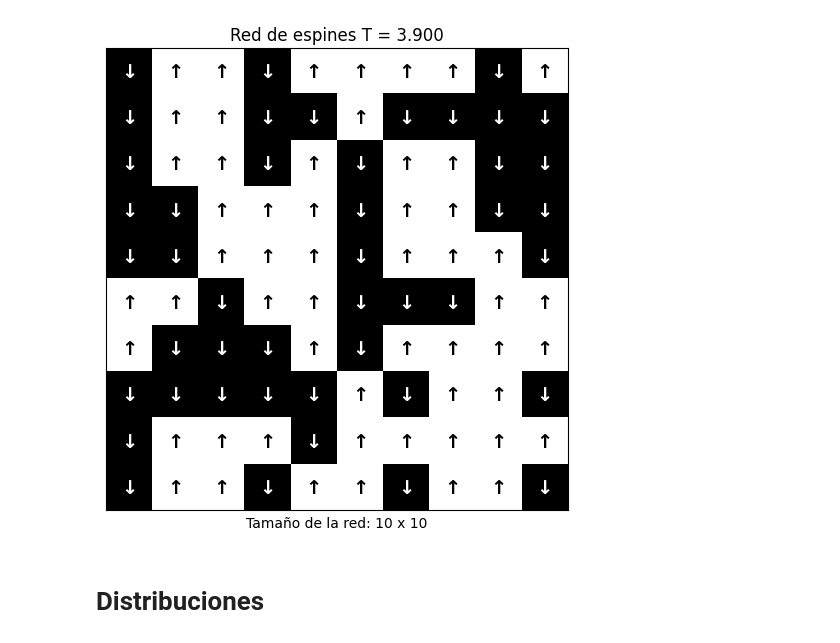
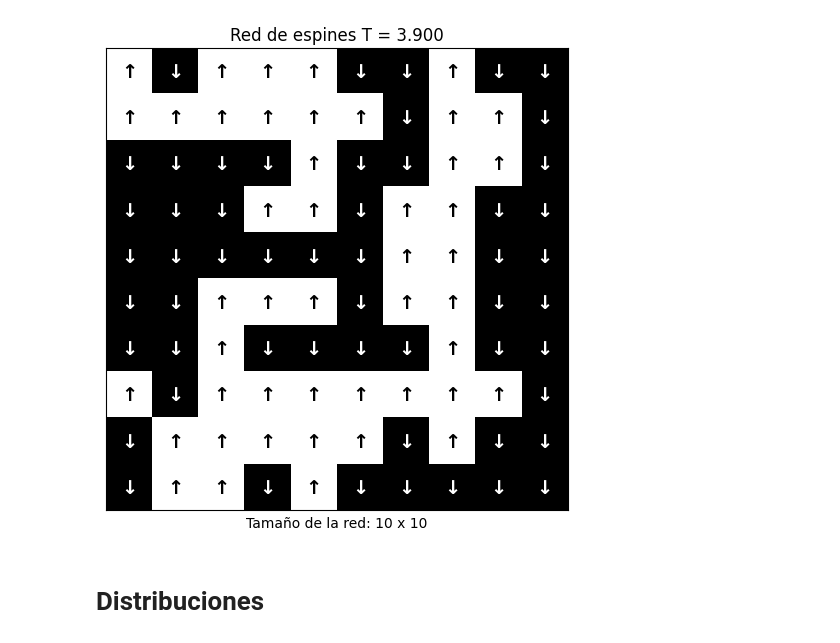
Before and after one commit to JD314/Ising-ML, a Jupyter notebook: Ising/Model.ipynb, the cells around one changed output. Saved outputs shown, nothing was run; the diff lists cells and outputs as text; code cells hidden in the pictures.

```diff
--- a/Ising/Model.ipynb
+++ b/Ising/Model.ipynb
@@ -130,9 +130,9 @@ class read_ising_file:
         """ Invierte toda la red """
         return -spin
 # %%
-read_ising_file('./../data/ising_L10_T3.900_1.txt').plot_spin(100)
+read_ising_file('./../data/ising_L10_T3.900_1.txt').plot_spin(103)
 # %% [output]
-[figure, old version]
+[figure, new version]
 # %% [markdown]
 # Distribuciones
 # %%
```
Also changed, not shown: parts of 8 cells of this notebook, 20 other files.
